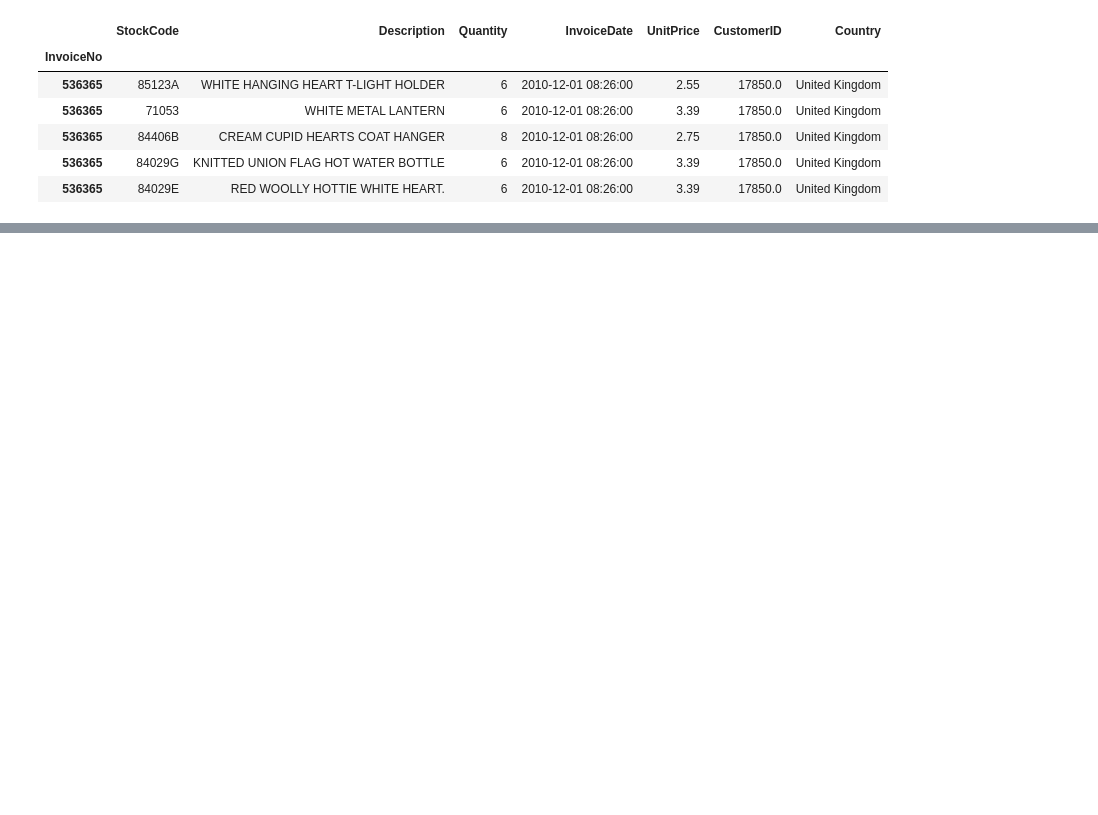
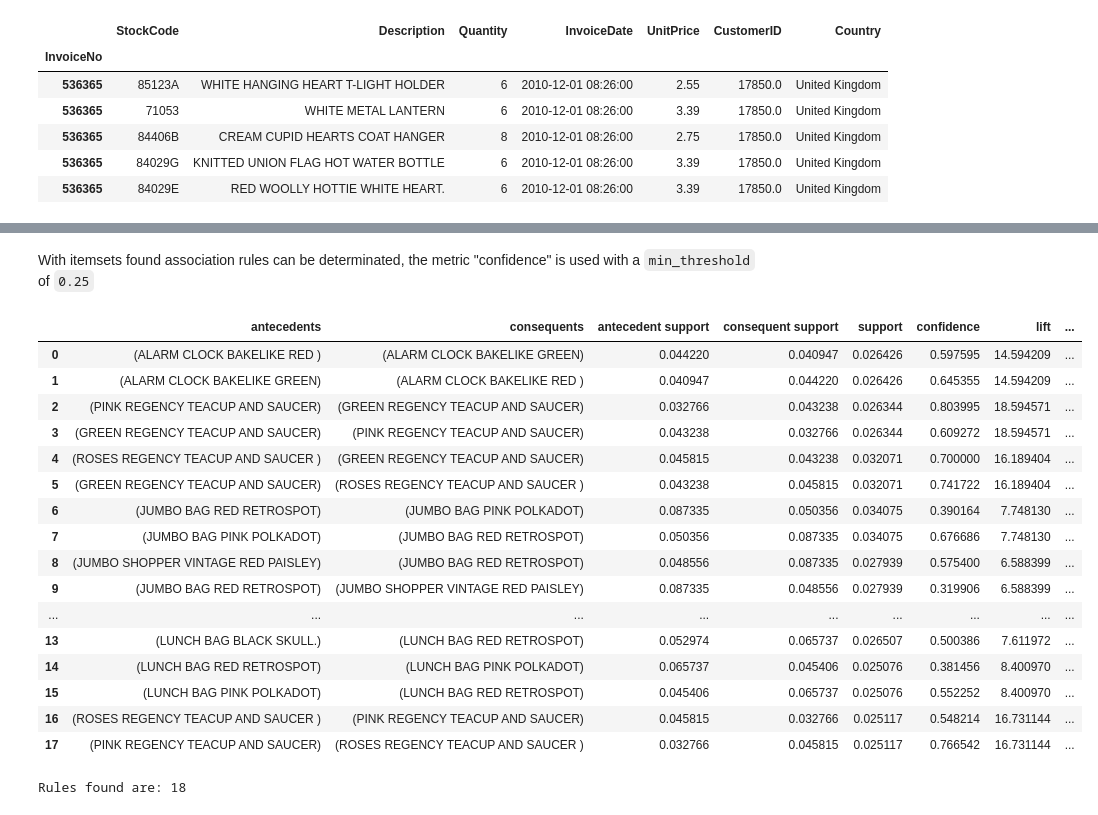
Before and after one commit to EstebanBorai/online-retail-market-basket-analysis, a Jupyter notebook: notebooks/market_baseket_analysis.ipynb, the cells around one changed output, grey strips where cells are left out. Saved outputs shown, nothing was run; the diff lists cells and outputs as text; code cells hidden in the pictures; blank space fills up the shorter version.

```diff
--- a/notebooks/market_baseket_analysis.ipynb
+++ b/notebooks/market_baseket_analysis.ipynb
@@ -13,0 +55,5 @@ df_retail.head()
+# %%
+df_txns = df_txns.astype({'Description': 'str'})
+# %%
+txns = df_txns.groupby(['InvoiceNo'])['Description'].apply(list).to_list()
+print(len(txns))
@@ -13,0 +84,8 @@ df_retail.head()
+# %%
+from mlxtend.preprocessing import TransactionEncoder
+
+encoder = TransactionEncoder()
+encoded_array = encoder.fit(txns).transform(txns)
+df_itemsets = pd.DataFrame(encoded_array, columns=encoder.columns_)
+
+display(df_itemsets)
@@ -13,0 +108,8 @@ df_retail.head()
+# %%
+from mlxtend.frequent_patterns import apriori
+
+# Apriori will omit with less than 0.25% of occurrence
+ITEMSETS_RATIO=0.025
+
+frequent_itemsets = apriori(df_itemsets, min_support=ITEMSETS_RATIO, use_colnames=True)
+display(frequent_itemsets)
@@ -13,0 +130,27 @@ df_retail.head()
+# %% [markdown]
+With itemsets found association rules can be determinated, the metric "confidence" is used with a `min_threshold` of `0.25`
+# %%
+from mlxtend.frequent_patterns import association_rules
+
+rules = association_rules(frequent_itemsets, metric="confidence", min_threshold=0.025)
+display(rules)
+print(f'Rules found are: {len(rules)}')
+# %% [output]
+|  | antecedents | consequents | antecedent support | consequent support | support | confidence | lift | ... |
+| 0 | (ALARM CLOCK BAKELIKE RED ) | (ALARM CLOCK BAKELIKE GREEN) | 0.044220 | 0.040947 | 0.026426 | 0.597595 | 14.594209 | ... |
+| 1 | (ALARM CLOCK BAKELIKE GREEN) | (ALARM CLOCK BAKELIKE RED ) | 0.040947 | 0.044220 | 0.026426 | 0.645355 | 14.594209 | ... |
+| 2 | (PINK REGENCY TEACUP AND SAUCER) | (GREEN REGENCY TEACUP AND SAUCER) | 0.032766 | 0.043238 | 0.026344 | 0.803995 | 18.594571 | ... |
+| 3 | (GREEN REGENCY TEACUP AND SAUCER) | (PINK REGENCY TEACUP AND SAUCER) | 0.043238 | 0.032766 | 0.026344 | 0.609272 | 18.594571 | ... |
+| 4 | (ROSES REGENCY TEACUP AND SAUCER ) | (GREEN REGENCY TEACUP AND SAUCER) | 0.045815 | 0.043238 | 0.032071 | 0.700000 | 16.189404 | ... |
+| 5 | (GREEN REGENCY TEACUP AND SAUCER) | (ROSES REGENCY TEACUP AND SAUCER ) | 0.043238 | 0.045815 | 0.032071 | 0.741722 | 16.189404 | ... |
+| 6 | (JUMBO BAG RED RETROSPOT) | (JUMBO BAG PINK POLKADOT) | 0.087335 | 0.050356 | 0.034075 | 0.390164 | 7.748130 | ... |
+| 7 | (JUMBO BAG PINK POLKADOT) | (JUMBO BAG RED RETROSPOT) | 0.050356 | 0.087335 | 0.034075 | 0.676686 | 7.748130 | ... |
+| 8 | (JUMBO SHOPPER VINTAGE RED PAISLEY) | (JUMBO BAG RED RETROSPOT) | 0.048556 | 0.087335 | 0.027939 | 0.575400 | 6.588399 | ... |
+| 9 | (JUMBO BAG RED RETROSPOT) | (JUMBO SHOPPER VINTAGE RED PAISLEY) | 0.087335 | 0.048556 | 0.027939 | 0.319906 | 6.588399 | ... |
+| ... | ... | ... | ... | ... | ... | ... | ... | ... |
+| 13 | (LUNCH BAG BLACK SKULL.) | (LUNCH BAG RED RETROSPOT) | 0.052974 | 0.065737 | 0.026507 | 0.500386 | 7.611972 | ... |
+| 14 | (LUNCH BAG RED RETROSPOT) | (LUNCH BAG PINK POLKADOT) | 0.065737 | 0.045406 | 0.025076 | 0.381456 | 8.400970 | ... |
+| 15 | (LUNCH BAG PINK POLKADOT) | (LUNCH BAG RED RETROSPOT) | 0.045406 | 0.065737 | 0.025076 | 0.552252 | 8.400970 | ... |
+| 16 | (ROSES REGENCY TEACUP AND SAUCER ) | (PINK REGENCY TEACUP AND SAUCER) | 0.045815 | 0.032766 | 0.025117 | 0.548214 | 16.731144 | ... |
+| 17 | (PINK REGENCY TEACUP AND SAUCER) | (ROSES REGENCY TEACUP AND SAUCER ) | 0.032766 | 0.045815 | 0.025117 | 0.766542 | 16.731144 | ... |
+Rules found are: 18
```
Also changed, not shown: parts of 18 cells of this notebook, 2 other files.
